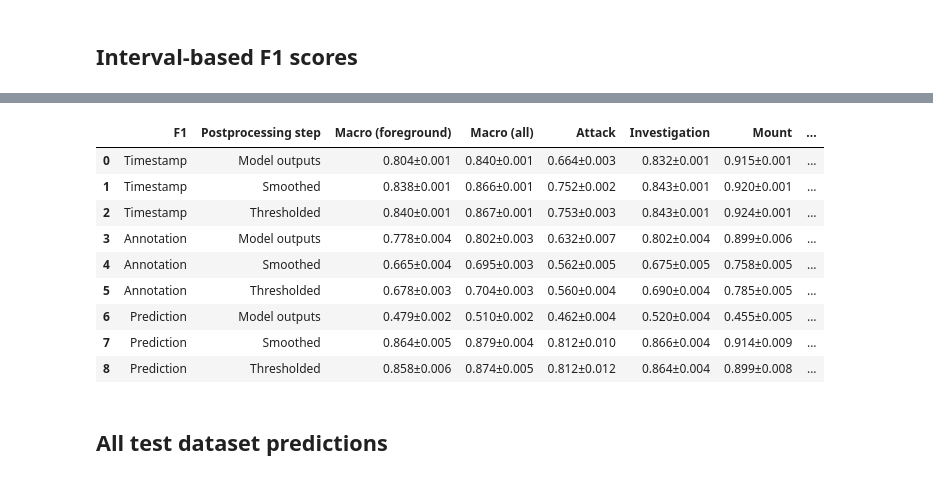
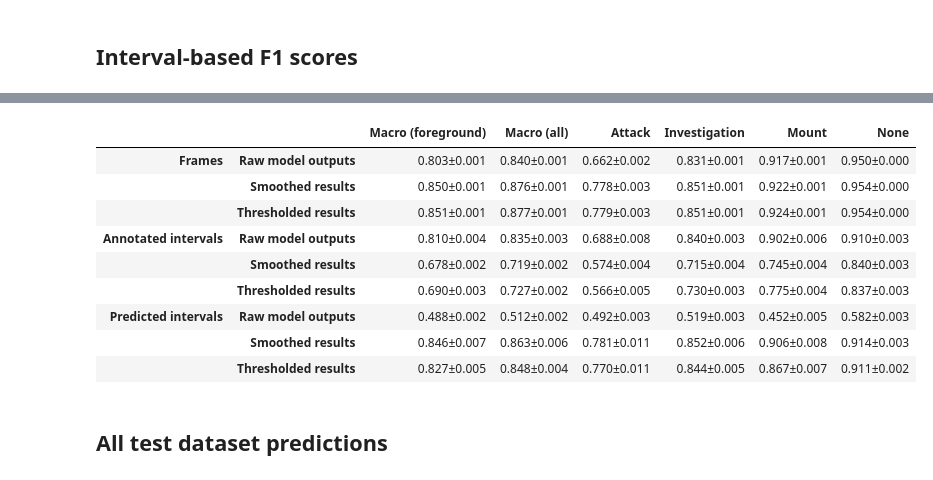
Before and after one commit to pnuehrenberg/vassi, a Jupyter notebook: examples/CALMS21/results_and_figures-mice.ipynb, the cells around one changed output, grey strips where cells are left out. Saved outputs shown, nothing was run; the diff lists cells and outputs as text; code cells hidden in the pictures.

```diff
--- a/examples/CALMS21/results_and_figures-mice.ipynb
+++ b/examples/CALMS21/results_and_figures-mice.ipynb
@@ -281,37 +299,34 @@ axes[1].sharey(axes[2])
 axes[4].sharey(axes[5])
 # %% [output]
 [drawing not drawn]
-# %%
-scores = []
-formatted = {}
-
-for f1 in ["timestamp", "annotation", "prediction"]:
-    aggregated = manuscript_utils.aggregate_scores(summary, f"{f1}_f1", categories=dataset_test.categories).reset_index()
-    aggregated["f1"] = f1
-    scores.append(aggregated.set_index("f1"))
-
-scores = pd.concat(scores).reset_index()
-formatted["F1"] = scores["f1"]
-formatted["Postprocessing step"] = scores["postprocessing_step"]
-
-for column in scores.columns.droplevel(1)[2:]:
-    column_formatted = column.replace("-", " (")
-    if "(" in column_formatted:
-        column_formatted += ")"
-    column_formatted = column_formatted.replace("_", " ")
-    formatted[column_formatted.capitalize()] = scores[column].apply(lambda values: f"{values["mean"]:.03f}±{values["std"]:.03f}", axis=1)
-
-formatted = pd.DataFrame(formatted)
-formatted.map(lambda s: s.replace("_", " ").capitalize())
-# %% [output]
-|  | F1 | Postprocessing step | Macro (foreground) | Macro (all) | Attack | Investigation | Mount | ... |
-| 0 | Timestamp | Model outputs | 0.804±0.001 | 0.840±0.001 | 0.664±0.003 | 0.832±0.001 | 0.915±0.001 | ... |
-| 1 | Timestamp | Smoothed | 0.838±0.001 | 0.866±0.001 | 0.752±0.002 | 0.843±0.001 | 0.920±0.001 | ... |
-| 2 | Timestamp | Thresholded | 0.840±0.001 | 0.867±0.001 | 0.753±0.003 | 0.843±0.001 | 0.924±0.001 | ... |
-| 3 | Annotation | Model outputs | 0.778±0.004 | 0.802±0.003 | 0.632±0.007 | 0.802±0.004 | 0.899±0.006 | ... |
-| 4 | Annotation | Smoothed | 0.665±0.004 | 0.695±0.003 | 0.562±0.005 | 0.675±0.005 | 0.758±0.005 | ... |
-| 5 | Annotation | Thresholded | 0.678±0.003 | 0.704±0.003 | 0.560±0.004 | 0.690±0.004 | 0.785±0.005 | ... |
-| 6 | Prediction | Model outputs | 0.479±0.002 | 0.510±0.002 | 0.462±0.004 | 0.520±0.004 | 0.455±0.005 | ... |
-| 7 | Prediction | Smoothed | 0.864±0.005 | 0.879±0.004 | 0.812±0.010 | 0.866±0.004 | 0.914±0.009 | ... |
-| 8 | Prediction | Thresholded | 0.858±0.006 | 0.874±0.005 | 0.812±0.012 | 0.864±0.004 | 0.899±0.008 | ... |
+# %%
+from itertools import product
+
+levels_formatted = {"timestamp": "Frames", "annotation": "Annotated intervals", "prediction": "Predicted intervals"}
+steps_formatted = {"raw": "Raw model outputs", "smoothed": "Smoothed results", "thresholded": "Thresholded results"}
+
+scores = {}
+for level, pipeline_step in product(["timestamp", "annotation", "prediction"], ["raw", "smoothed", "thresholded"]):
+    scores[(levels_formatted[level], steps_formatted[pipeline_step])] = {
+        name.capitalize(): "{:.3f}±{:.3f}".format(*aggregate_scores(summary, categories=categories, level=level, pipeline_step=pipeline_step))
+        for name, categories in {
+            "macro (foreground)": dataset_test.foreground_categories,
+            "macro (all)": dataset_test.categories,
+            **{category: [category] for category in sorted(dataset_test.categories)},
+        }.items()
+    }
+
+formatted = pd.DataFrame(scores).T
+formatted
+# %% [output]
+|  |  | Macro (foreground) | Macro (all) | Attack | Investigation | Mount | None |
+| Frames | Raw model outputs | 0.803±0.001 | 0.840±0.001 | 0.662±0.002 | 0.831±0.001 | 0.917±0.001 | 0.950±0.000 |
+|  | Smoothed results | 0.850±0.001 | 0.876±0.001 | 0.778±0.003 | 0.851±0.001 | 0.922±0.001 | 0.954±0.000 |
+|  | Thresholded results | 0.851±0.001 | 0.877±0.001 | 0.779±0.003 | 0.851±0.001 | 0.924±0.001 | 0.954±0.000 |
+| Annotated intervals | Raw model outputs | 0.810±0.004 | 0.835±0.003 | 0.688±0.008 | 0.840±0.003 | 0.902±0.006 | 0.910±0.003 |
+|  | Smoothed results | 0.678±0.002 | 0.719±0.002 | 0.574±0.004 | 0.715±0.004 | 0.745±0.004 | 0.840±0.003 |
+|  | Thresholded results | 0.690±0.003 | 0.727±0.002 | 0.566±0.005 | 0.730±0.003 | 0.775±0.004 | 0.837±0.003 |
+| Predicted intervals | Raw model outputs | 0.488±0.002 | 0.512±0.002 | 0.492±0.003 | 0.519±0.003 | 0.452±0.005 | 0.582±0.003 |
+|  | Smoothed results | 0.846±0.007 | 0.863±0.006 | 0.781±0.011 | 0.852±0.006 | 0.906±0.008 | 0.914±0.003 |
+|  | Thresholded results | 0.827±0.005 | 0.848±0.004 | 0.770±0.011 | 0.844±0.005 | 0.867±0.007 | 0.911±0.002 |
 # %%
```
Also changed, not shown: parts of 5 cells of this notebook, 22 other files.
